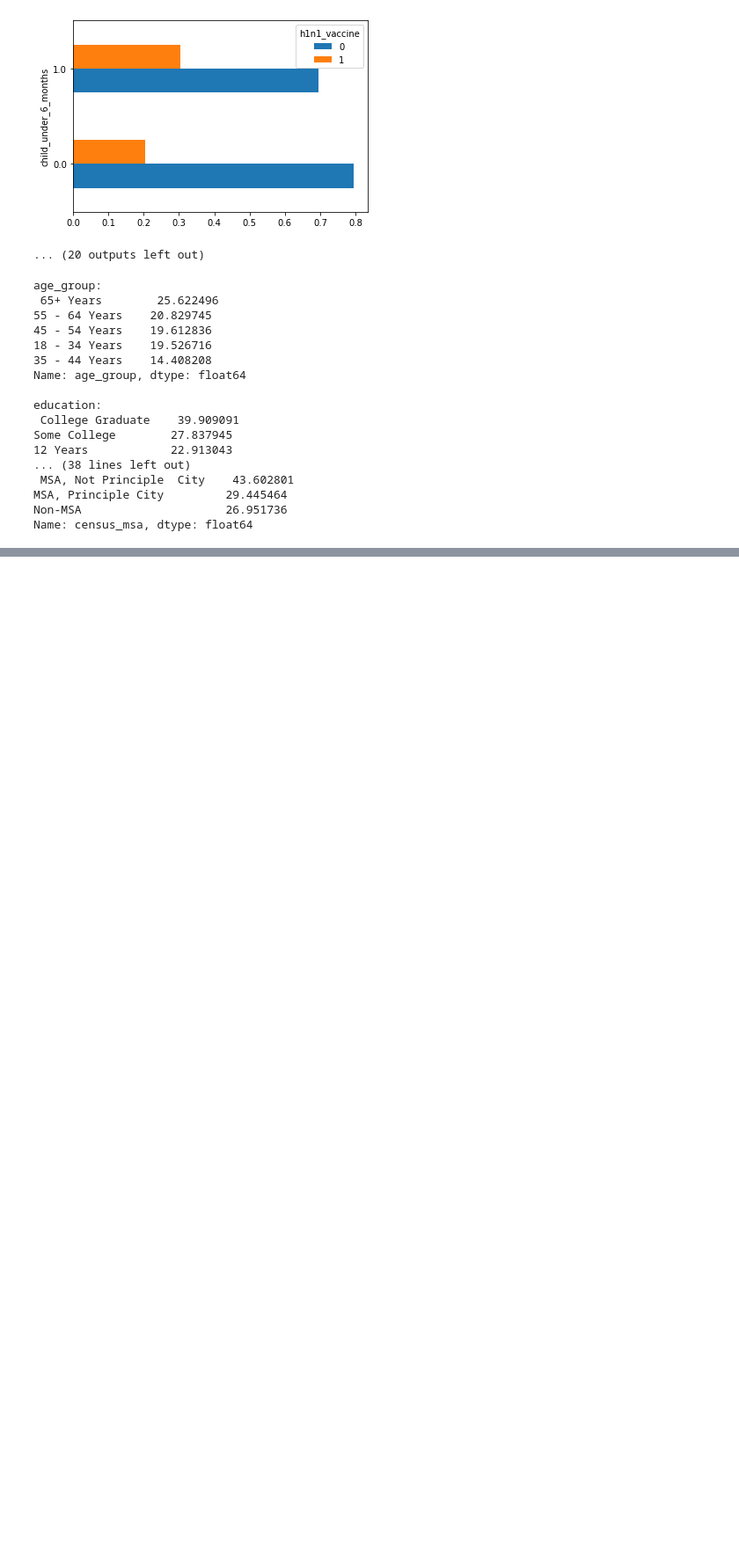
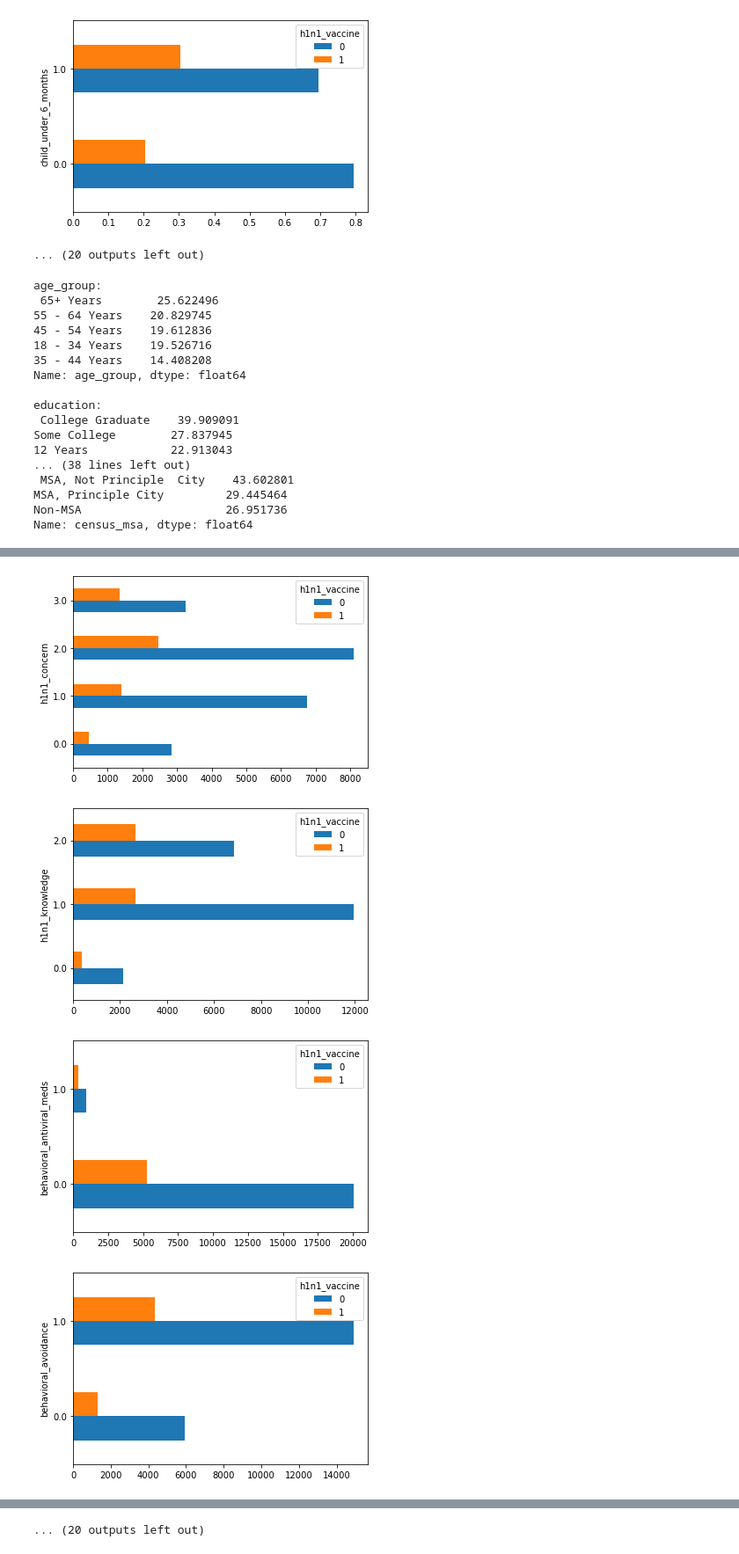
Before and after one commit to biannagas/Phase-3-Project, a Jupyter notebook: EDA.ipynb, the cells around one changed output, grey strips where cells are left out. Shown: that part at 88% size. Cells and saved outputs as stored; diff of their text form; code cells hidden in the pictures; blank space fills up the shorter version.

```diff
--- a/EDA.ipynb
+++ b/EDA.ipynb
@@ -134,0 +153,19 @@ training_joined.to_pickle("training_joined")
+# %%
+cols_to_plot = ['h1n1_concern', 'h1n1_knowledge', 'behavioral_antiviral_meds',
+       'behavioral_avoidance', 'behavioral_face_mask', 'behavioral_wash_hands',
+       'behavioral_large_gatherings', 'behavioral_outside_home',
+       'behavioral_touch_face', 'doctor_recc_h1n1', 'chronic_med_condition',
+       'child_under_6_months', 'health_worker', 'health_insurance',
+       'opinion_h1n1_vacc_effective', 'opinion_h1n1_risk',
+       'opinion_h1n1_sick_from_vacc', 'age_group', 'education', 'race', 'sex',
+       'income_poverty', 'marital_status', 'rent_or_own', 'employment_status',
+       'census_msa', 'household_adults', 'household_children',"doctor_recc_seasonal","opinion_seas_vacc_effective",
+        "opinion_seas_risk","opinion_seas_sick_from_vacc"]
+
+for col in cols_to_plot:
+    vaccination_rate_plot(col,"h1n1_vaccine",training_joined)
+# %% [output]
+[figure, added]
+[figure, added]
+[figure, added]
+[figure, added]
@@ -134,0 +180 @@ training_joined.to_pickle("training_joined")
+... (20 outputs left out)
```
Also changed, not shown: parts of 4 cells of this notebook, 2 other files.
